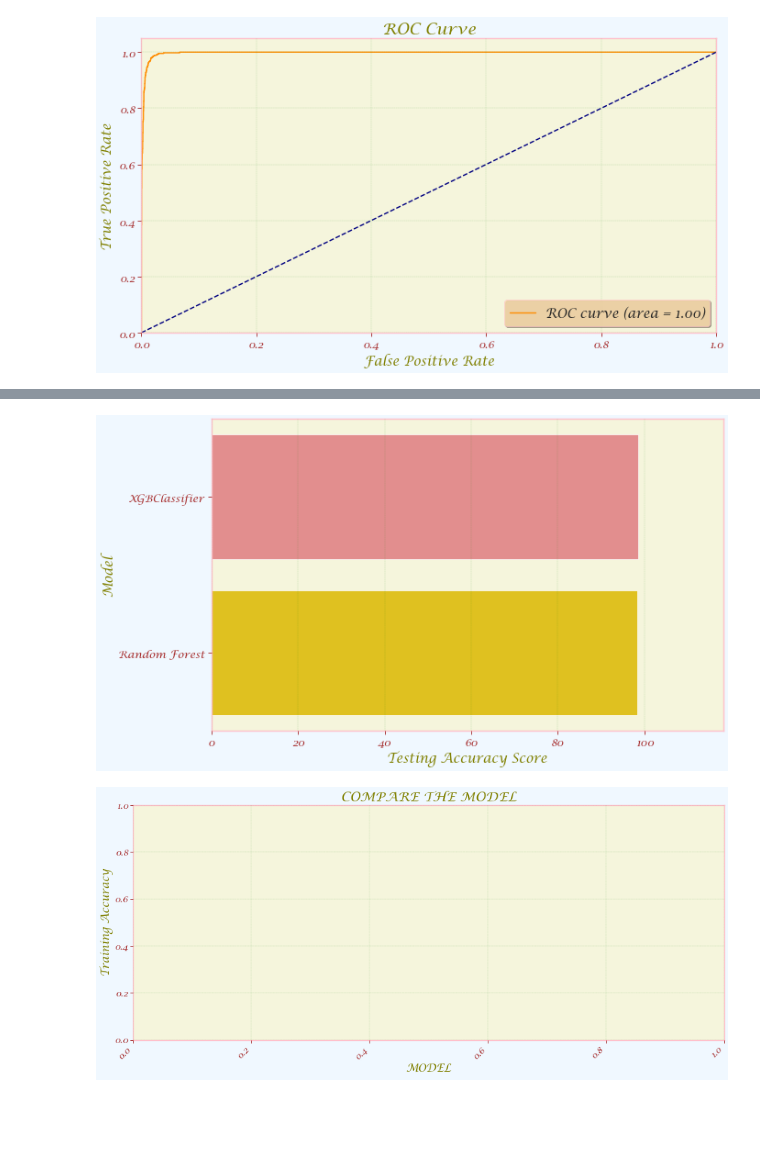
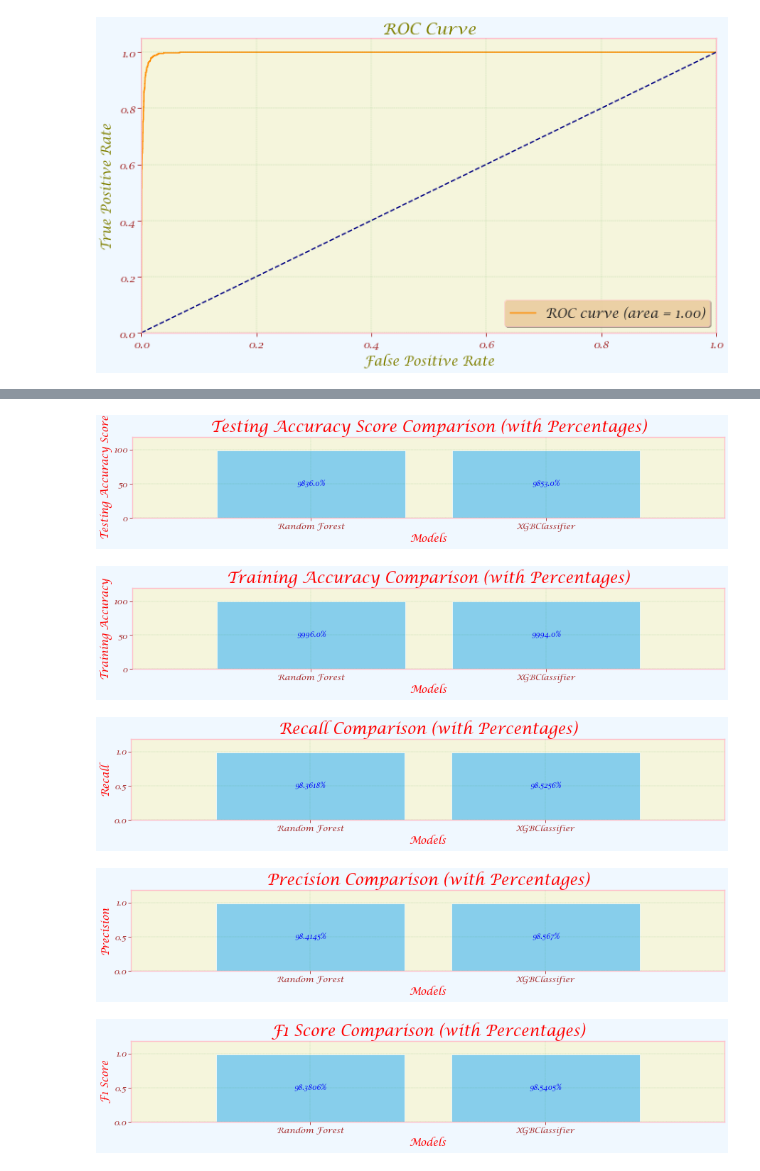
Before and after one commit to Abman2/zero_day, a Jupyter notebook: New folder/code only.ipynb, the cells around one changed output, grey strips where cells are left out. Drawn from its saved outputs; the diff is of its cells as text; code cells hidden in the pictures; blank space fills up the shorter version.

```diff
--- a/New folder/code only.ipynb
+++ b/New folder/code only.ipynb
@@ -552,21 +546,38 @@ model accuracy table
-# %%
-
-# models DataFrame has columns 'Model' and 'Model Accuracy Score'
-models=models.sort_values(by='Testing Accuracy Score',ascending=False)[:2]
-# Define a color palette
-colors = [ 'lightcoral',  'gold']
-
-# Create the barplot with different colors
-sns.barplot(y='Model', x='Testing Accuracy Score', data=models, palette=colors)
-
-# Customize the plot
-plt.title('COMPARE THE MODEL')
-plt.xlabel('MODEL')
-plt.ylabel('Training Accuracy')
-plt.xticks(rotation=45, ha='right')  # Rotate x-axis labels for better readability
-
-# Display the plot
-plt.show()
-# %% [output]
-[figure, removed]
-[figure, removed]
+# %%
+def create_bar_chart(metric_name, metric_values):
+
+  fig, ax = plt.subplots(figsize=(fig_width, 4))
+
+  # Extract model names (assuming "Model" key exists, handle potential absence)
+  model_names = models.get("Model", list(models.keys()))
+
+  # Create the bar chart
+  bars = ax.bar(model_names, metric_values, color='skyblue')  # Create bars
+
+  # Round metric values and format as percentages for annotations
+  percentages = [f"{round(score * 100, 4)}%" for score in metric_values]  # Calculate percentages, round to 4 decimals, format as strings
+
+  # Annotate percentages on top of bars with centered alignment
+  ax.bar_label(bars, percentages, label_type='center',color="blue")
+
+  # Set x-axis labels and title
+  ax.set_xlabel('Models',color="red")
+  ax.set_ylabel(metric_name,color="red")
+  ax.set_title(f'{metric_name} Comparison (with Percentages)', fontsize=30,color="red")
+
+
+  plt.tight_layout()
+  plt.show()
+
+# Create bar charts for Recall, Precision,testing accuracy score and F1 Score
+create_bar_chart("Testing Accuracy Score", models["Testing Accuracy Score"])
+create_bar_chart("Training Accuracy", models["Training Accuracy"])
+create_bar_chart("Recall", models["Recall"])
+create_bar_chart("Precision", models["Precision"])
+create_bar_chart("F1 Score", models["F1 Score"])
+# %% [output]
+[figure, added]
+[figure, added]
+[figure, added]
+[figure, added]
+[figure, added]
```
Also changed, not shown: parts of 24 cells of this notebook.
